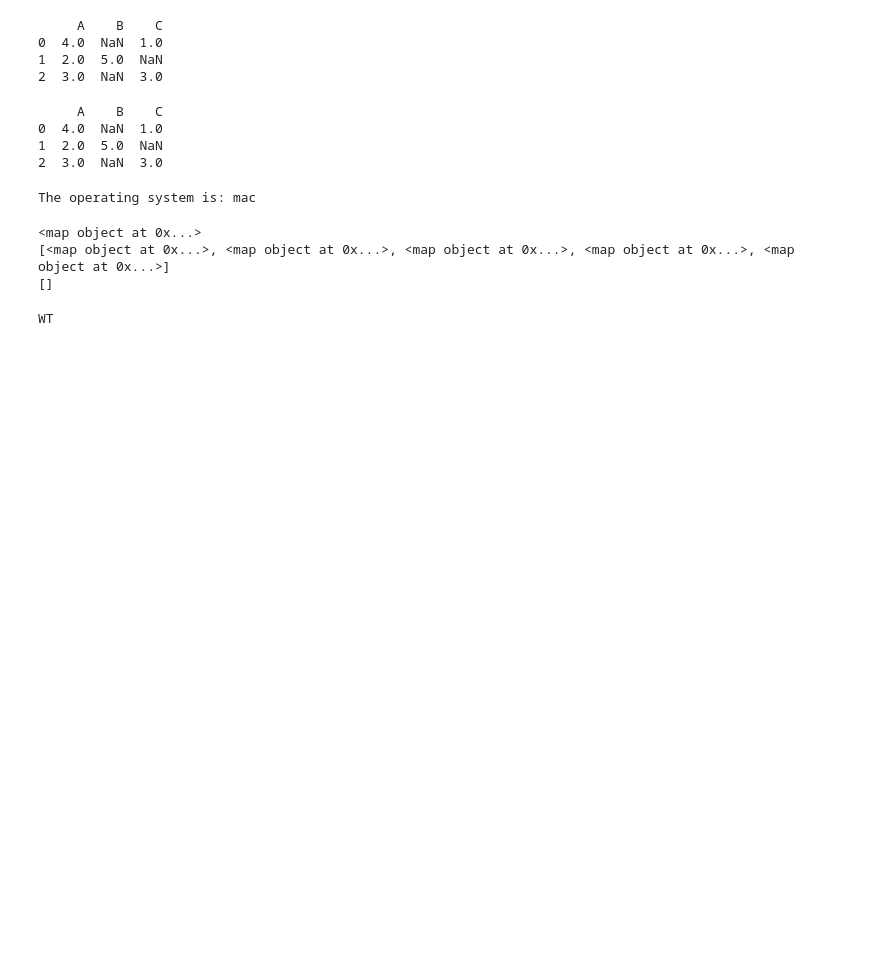
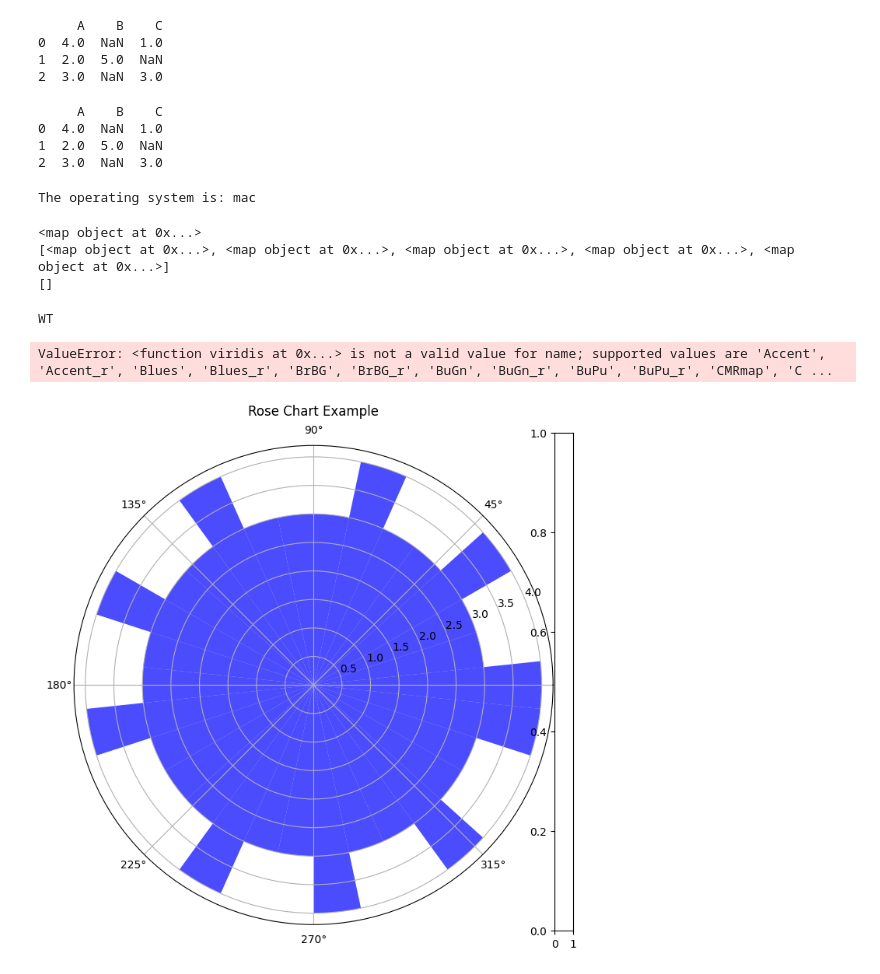
Before and after one commit to chauchy-Liu/efficiency, a Jupyter notebook: test.ipynb, the cells around one changed output. Drawn from its saved outputs; the diff is of its cells as text; code cells hidden in the pictures; blank space fills up the shorter version.

```diff
--- a/test.ipynb
+++ b/test.ipynb
@@ -536,0 +545,48 @@ WT
+# %%
+import numpy as np
+import matplotlib.pyplot as plt
+import matplotlib.colors as mcolors
+import matplotlib.colorbar as colorbar
+
+# 生成示例数据
+# 角度（0到360度）
+angles = np.linspace(0, 2 * np.pi, 100)
+
+# 模拟的风速数据
+radii = np.random.rand(100) * 10  # 随机生成的风速
+
+# 创建玫瑰图
+fig, ax = plt.subplots(figsize=(8, 8), subplot_kw={'projection': 'polar'})
+
+# 使用 histogram 计算每个方向的频率
+n, bins = np.histogram(np.degrees(angles), bins=30)  # 30个方向
+width = np.deg2rad(360 / 30)  # 每个方向的宽度
+
+# 绘制玫瑰图
+bars = ax.bar(bins[:-1] * np.pi / 180, n, width=width, color='blue', alpha=0.7)
+
+# 设置标题
+ax.set_title("Rose Chart Example", va='bottom')
+
+# 创建颜色条
+norm = mcolors.Normalize(vmin=0, vmax=np.max(n))  # 归一化
+cmap = plt.viridis  # 选择颜色映射
+cbar_ax = fig.add_axes([0.9, 0.1, 0.03, 0.8])  #颜色条的位置
+cbar = colorbar.ColorbarBase(cbar_ax, cmap=cmap, norm=norm, orientation='vertical')
+
+# 设置颜色条的刻度和标签
+cbar.set_ticks([0, np.max(n) / 2, np.max(n)])  # 设置刻度位置
+cbar.set_ticklabels(['Low', 'Medium', 'High'])  # 设置刻度标签
+
+# 设置刻度颜色
+cbar.ax.tick_params(labelcolor='red')  #设置刻度标签颜色为红色
+cbar.ax.yaxis.set_tick_params(color='green')  # 设置刻度线颜色为绿色
+
+# 设置颜色条标签及其颜色
+cbar.set_label('Frequency', color='black')  #设置标签颜色为黑色
+
+# 显示图形
+plt.show()
+# %% [output]
+ValueError: <function viridis at 0x...> is not a valid value for name; supported values are 'Accent', 'Accent_r', 'Blues', 'Blues_r', 'BrBG', 'BrBG_r', 'BuGn', 'BuGn_r', 'BuPu', 'BuPu_r', 'CMRmap', 'C ...
+[figure, added]
```
Also changed, not shown: parts of 12 cells of this notebook, 17 other files.
